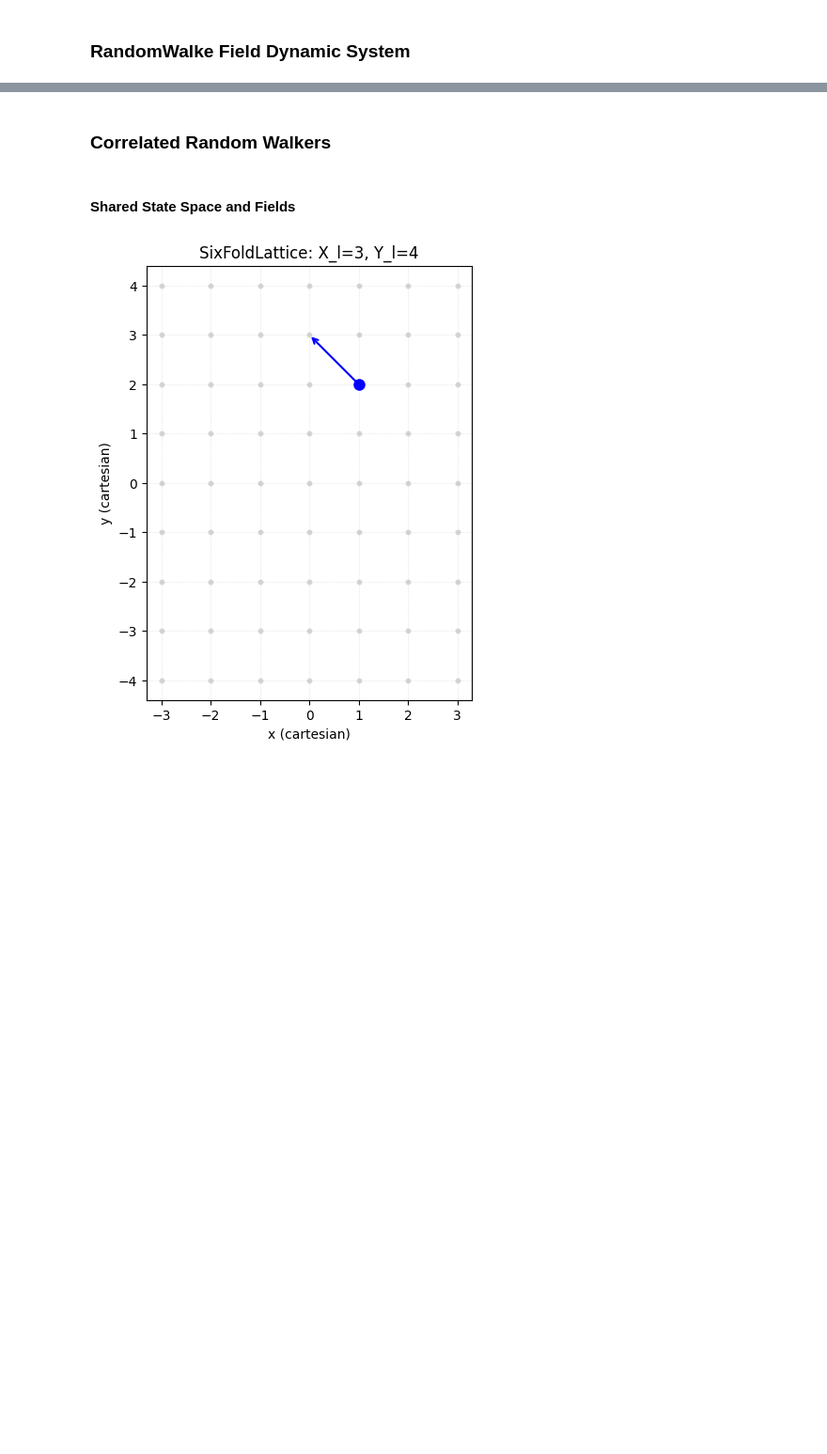
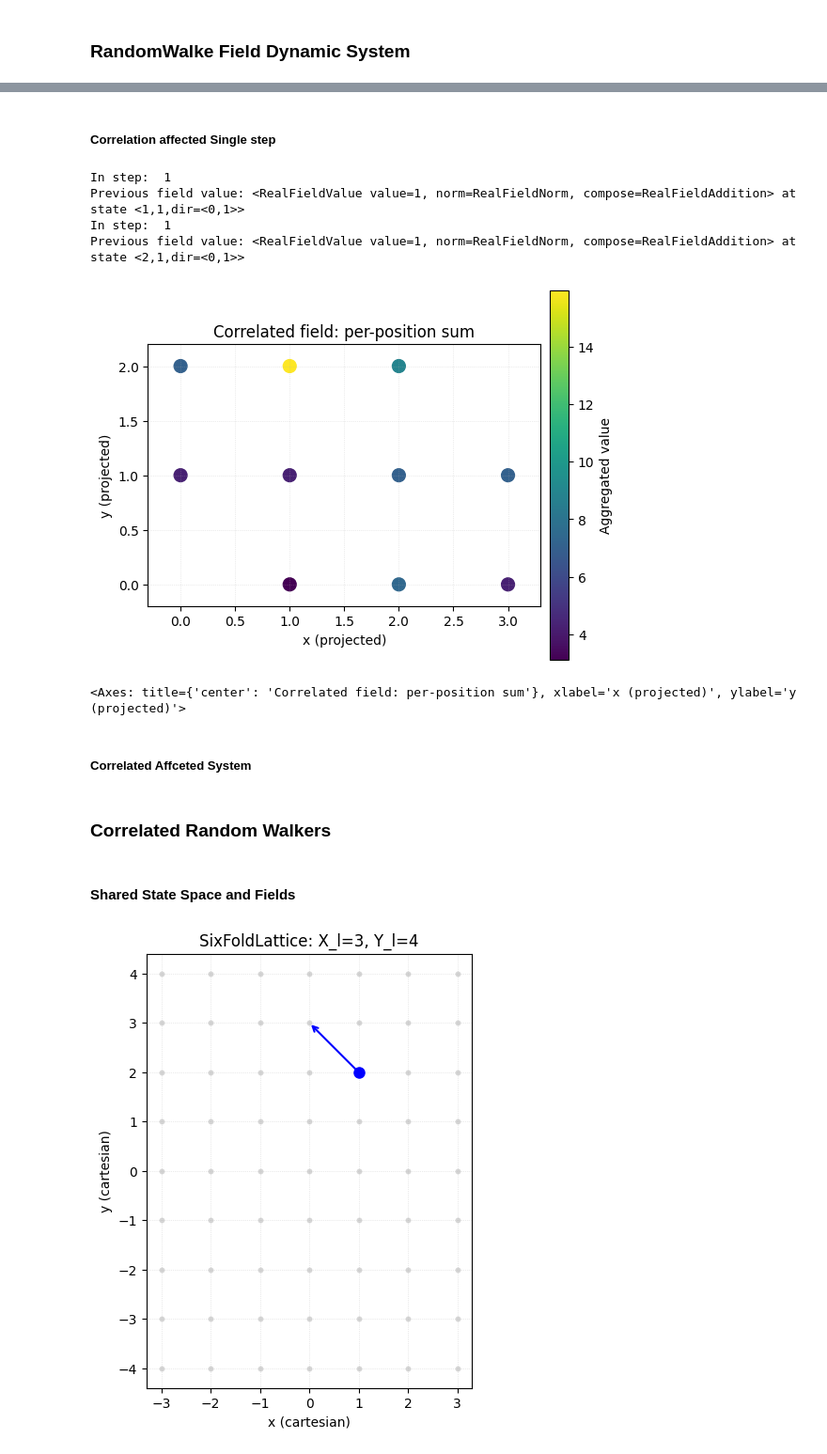
Before and after one commit to ckCrimson/Field_Dynamic_System, a Jupyter notebook: sample.ipynb, the cells around one changed output, grey strips where cells are left out. Shown at 94% size. Saved outputs shown, nothing was run; the diff lists cells and outputs as text; code cells hidden in the pictures; blank space fills up the shorter version.

Commit message:
Changes in Ensamble framework. Affecting systems framewrk rework, correlation as a Affecting systems framework

```diff
--- a/sample.ipynb
+++ b/sample.ipynb
@@ -6395,2 +6764,2 @@ randomwalker_dynamic_system.evolve_from_field()
 # %%
-randomwalker_dynamic_system.field.plot_field()
+correlation_affected_reachable =  CorrelationAffectedReachable(dictionary_of_correlated_state)
@@ -6407,0 +6766,7 @@ print(randomwalker_dynamic_system.initial_state)
+# %%
+reachable_space_of_correlated = correlation_affected_reachable.get_affected_reachable()
+for s in reachable_space_of_correlated.get_all_states():
+    print(s.as_vector())
+    for sys_id in s.items():
+        x,y=sys_id
+        print(f"{x}:{y.position}")
@@ -6407,0 +7024,2 @@ print(randomwalker_dynamic_system.initial_state)
+# %% [markdown]
+##### Correlation affected Single step
@@ -6407,0 +7077,16 @@ print(randomwalker_dynamic_system.initial_state)
+# %%
+correlation_affected_single_step_field_gen = CorrelationAffectedSingleStep(dictionary_of_correlated_state)
+# %%
+single_step_field = correlation_affected_single_step_field_gen.build_single_step_field()
+# %% [output]
+In step:  1
+Previous field value: <RealFieldValue value=1, norm=RealFieldNorm, compose=RealFieldAddition> at state <1,1,dir=<0,1>>
+In step:  1
+Previous field value: <RealFieldValue value=1, norm=RealFieldNorm, compose=RealFieldAddition> at state <2,1,dir=<0,1>>
+# %%
+single_step_field.plot_position_marginal()
+# %% [output]
+[figure, added]
+<Axes: title={'center': 'Correlated field: per-position sum'}, xlabel='x (projected)', ylabel='y (projected)'>
+# %% [markdown]
+##### Correlated Affceted System
```
Also changed, not shown: parts of 65 cells of this notebook.
